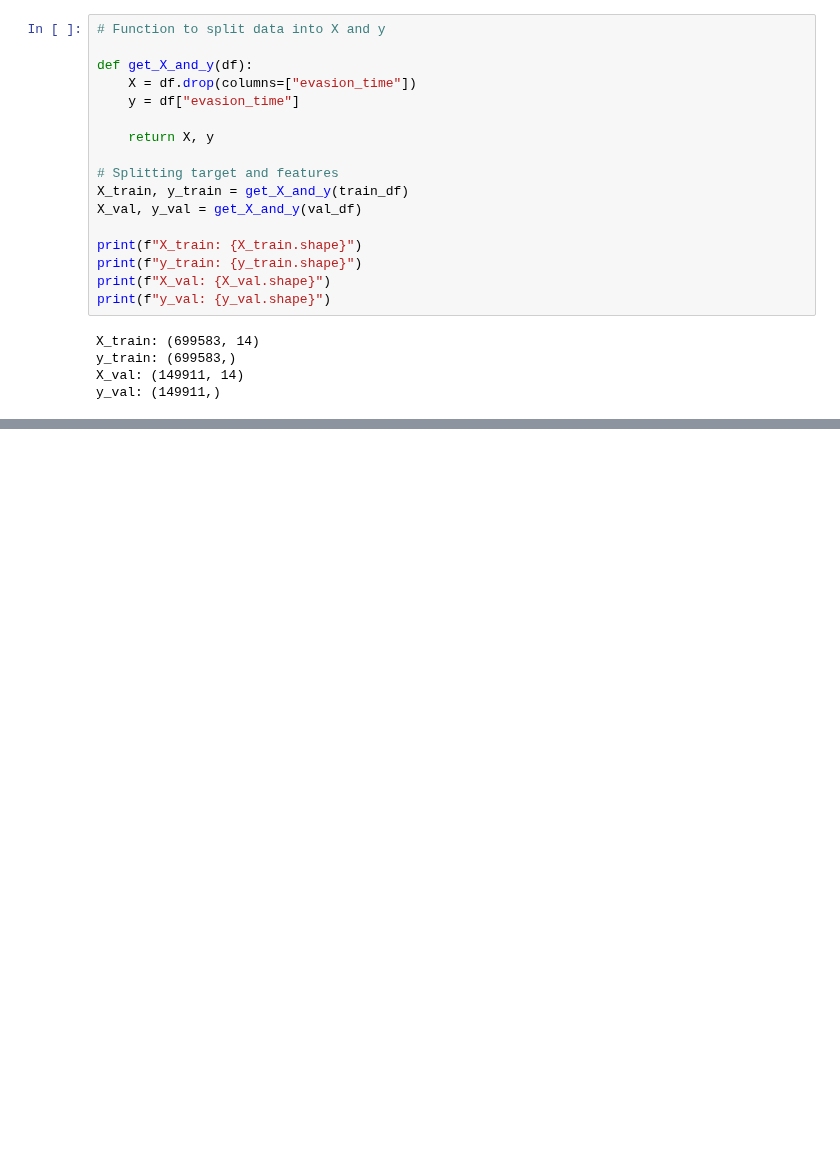
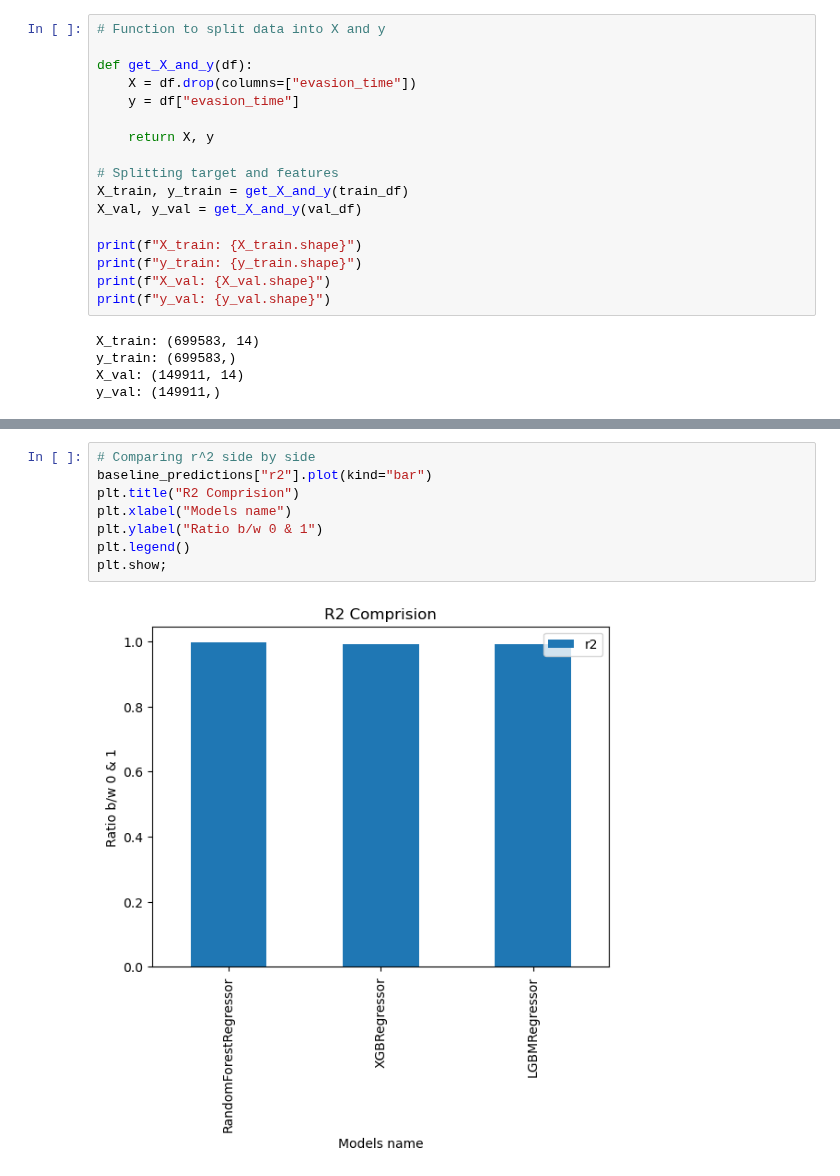
Before and after one commit to Eakempreet/ATAS_Project, a Jupyter notebook: notebooks/02_eta_regressor/02_eta_regressor.ipynb, the cells around one changed output, grey strips where cells are left out. Saved outputs shown, nothing was run; the diff lists cells and outputs as text; blank space fills up the shorter version.

```diff
--- a/notebooks/02_eta_regressor/02_eta_regressor.ipynb
+++ b/notebooks/02_eta_regressor/02_eta_regressor.ipynb
@@ -727,0 +901,10 @@ y_val: (149911,)
+# %%
+# Comparing r^2 side by side
+baseline_predictions["r2"].plot(kind="bar")
+plt.title("R2 Comprision")
+plt.xlabel("Models name")
+plt.ylabel("Ratio b/w 0 & 1")
+plt.legend()
+plt.show;
+# %% [output]
+[figure, added]
```
Also changed, not shown: parts of 19 cells of this notebook.
